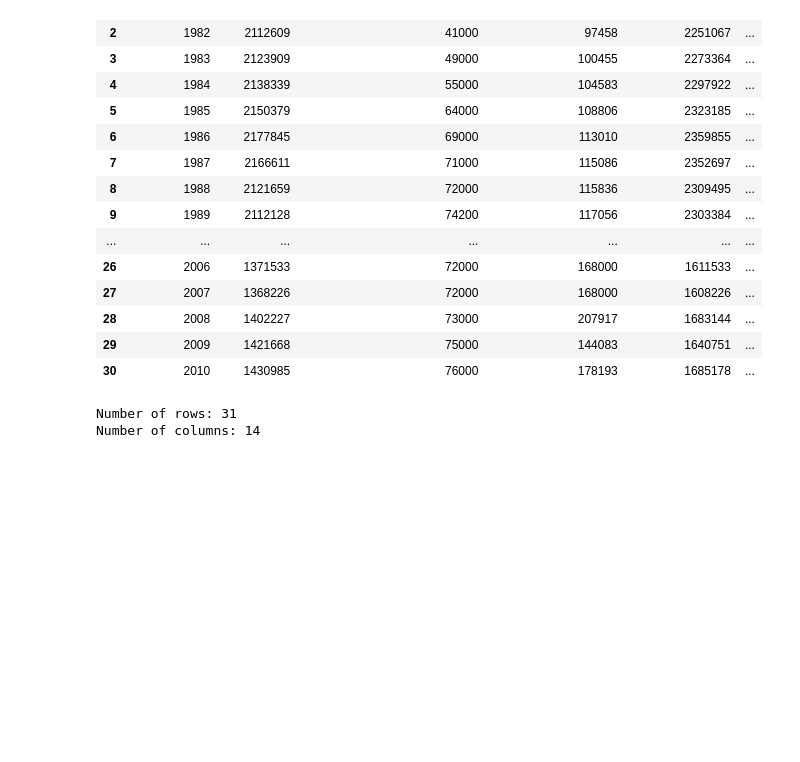
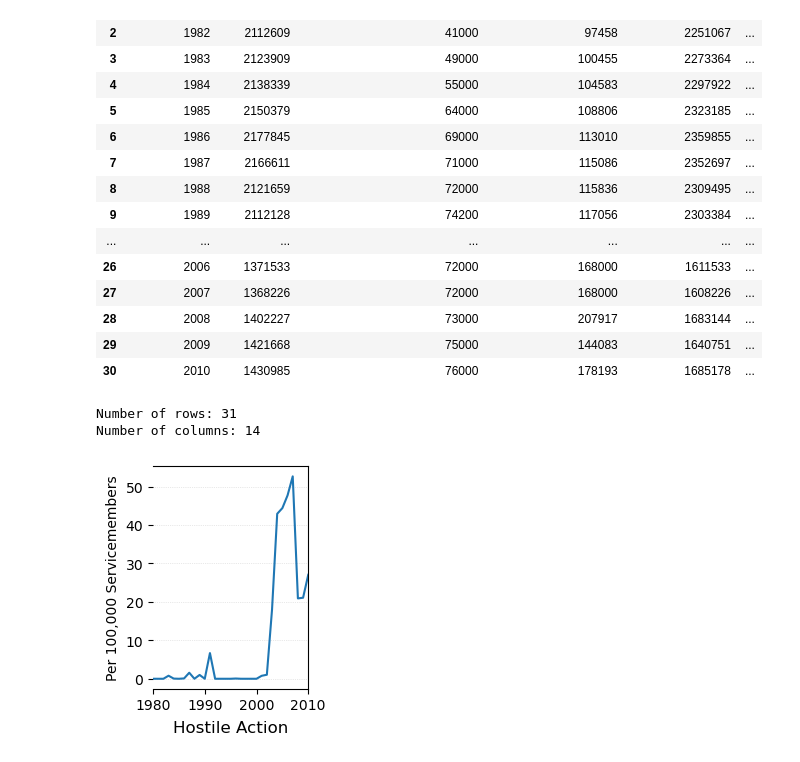
Before and after one commit to wolfman1986/US_Military_Deaths_1980-2010, a Jupyter notebook: Notebook/military_deaths.ipynb, the cells around one changed output. Cells and saved outputs as stored; diff of their text form; code cells hidden in the pictures; blank space fills up the shorter version.

Commit message:
analyszed dataframe and generated graphical represenatations

```diff
--- a/military_deaths.ipynb
+++ b/Notebook/military_deaths.ipynb
@@ -40,3 +40,46 @@ print("Number of columns:", num_columns)
 # %% [output]
 Number of rows: 31
 Number of columns: 14
+# %%
+import matplotlib.pyplot as plt
+import pandas as pd
+
+# Read the data
+df = pd.read_csv('Data/U.S. Military Deaths by cause 1980-2010.csv')
+df.columns = df.columns.str.strip()
+
+calendar_year = df['Calendar Year']
+total_fte = df['Total Military FTE']
+hostile_action = df['Hostile Action']
+
+# Calculate the ratio of accidents to total military FTE per 100,000 servicemembers
+ratio = (hostile_action / total_fte) * 100000
+
+# Determine the ratio label based on the ratio used
+ratio_label = "Per 100,000 Servicemembers"
+
+# Desired figure size
+plt.figure(figsize=(2.5, 3))
+
+plt.plot(calendar_year, ratio)
+plt.xlim(1980, 2010)
+
+# Remove x-axis label
+plt.xlabel(None)
+
+# Lighten the horizontal gridlines
+plt.gca().yaxis.grid(color='lightgray', linestyle=':', linewidth=0.5)
+
+# Position the title below the x-axis, outside the graph, and centered
+plt.title('Hostile Action', pad=-7, loc='center', y=-0.15)
+
+plt.gca().spines['left'].set_visible(False)  # Remove left spine after gridlines are drawn
+
+# Set y-axis label with the specific ratio label
+plt.ylabel(ratio_label)
+
+plt.tight_layout()  # Adjust spacing to prevent overlapping
+
+plt.show()
+# %% [output]
+[figure, added]
```
Also changed, not shown: 40 other files.
